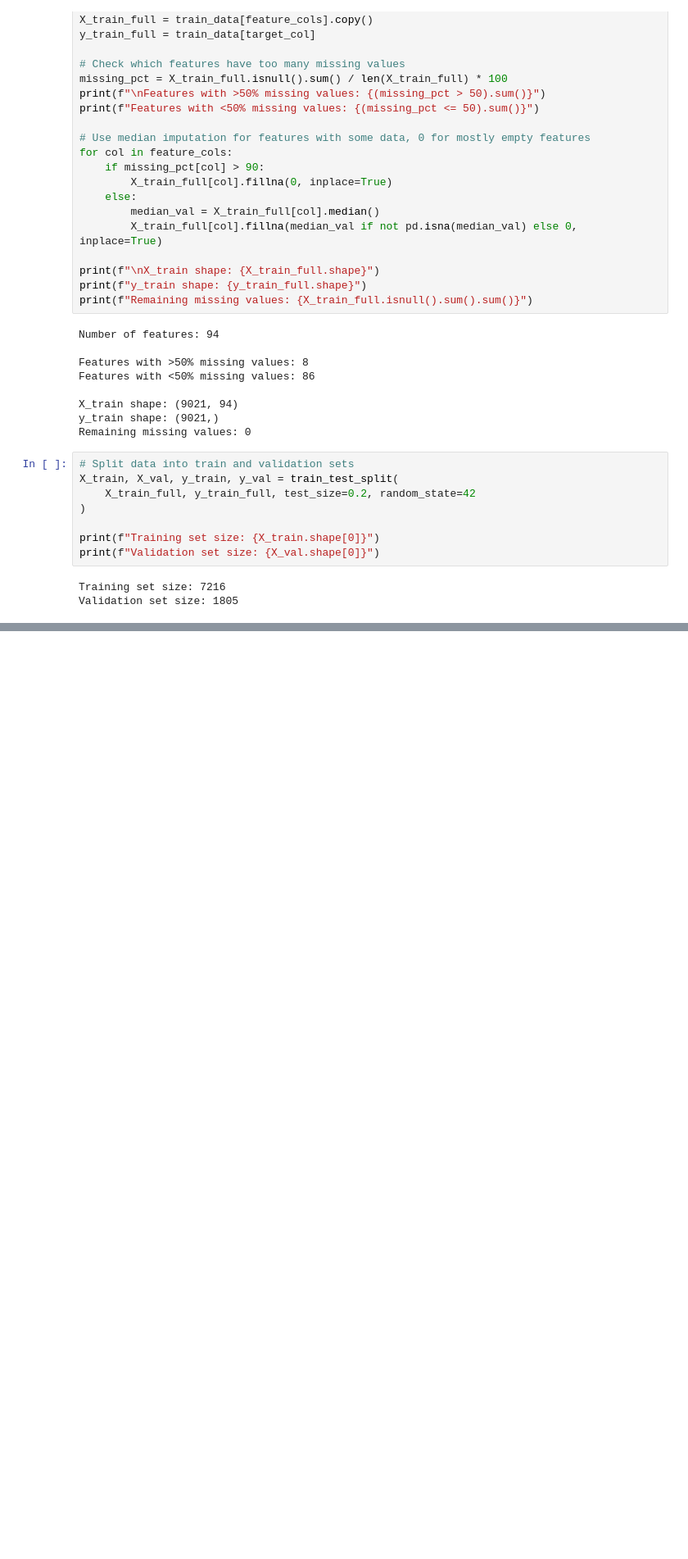
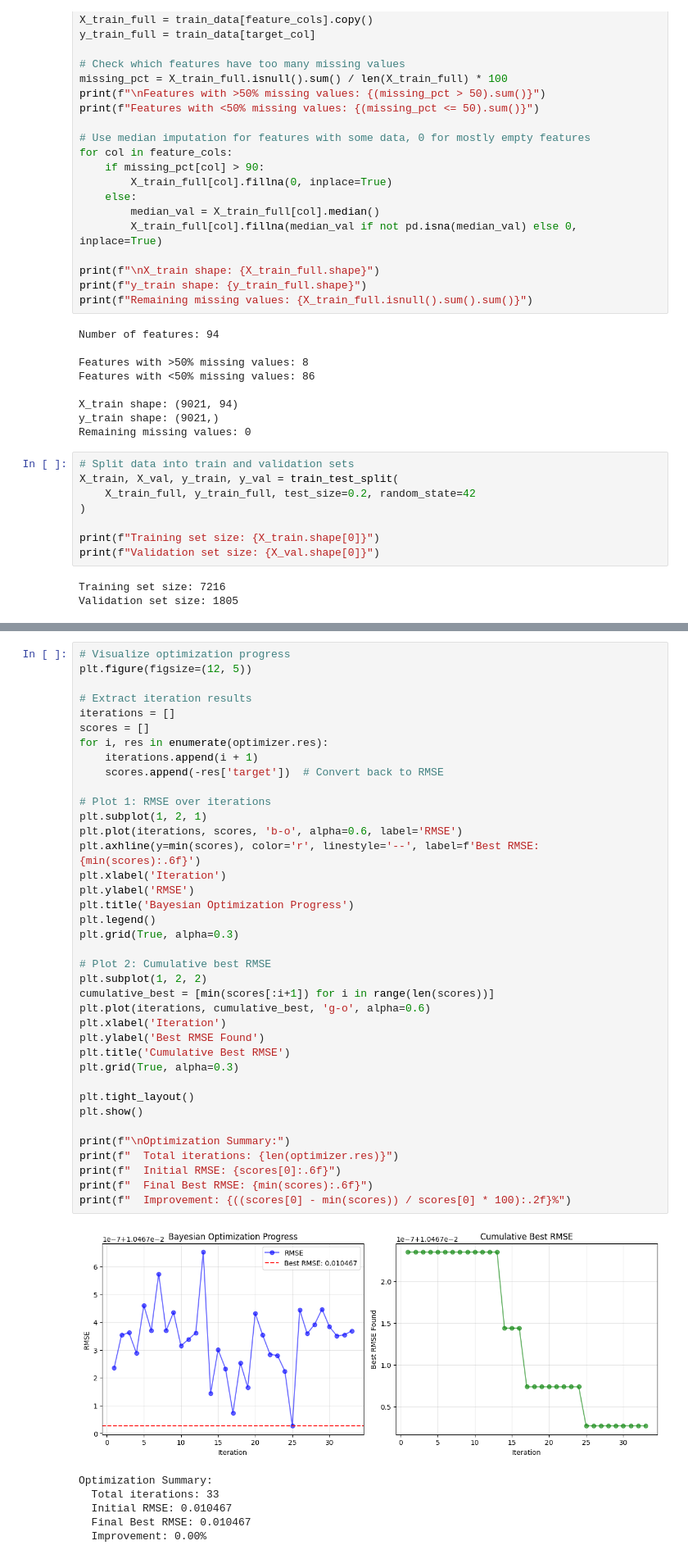
Before and after one commit to RS-Cadrega/Hull-comp, a Jupyter notebook: train.ipynb, the cells around one changed output, grey strips where cells are left out. Shown at 82% size. Saved outputs shown, nothing was run; the diff lists cells and outputs as text; blank space fills up the shorter version.

```diff
--- a/train.ipynb
+++ b/train.ipynb
@@ -115 +255,46 @@ Validation set size: 1805
+# %%
+# Visualize optimization progress
+plt.figure(figsize=(12, 5))
+
+# Extract iteration results
+iterations = []
+scores = []
+for i, res in enumerate(optimizer.res):
+    iterations.append(i + 1)
+    scores.append(-res['target'])  # Convert back to RMSE
+
+# Plot 1: RMSE over iterations
+plt.subplot(1, 2, 1)
+plt.plot(iterations, scores, 'b-o', alpha=0.6, label='RMSE')
+plt.axhline(y=min(scores), color='r', linestyle='--', label=f'Best RMSE: {min(scores):.6f}')
+plt.xlabel('Iteration')
+plt.ylabel('RMSE')
+plt.title('Bayesian Optimization Progress')
+plt.legend()
+plt.grid(True, alpha=0.3)
+
+# Plot 2: Cumulative best RMSE
+plt.subplot(1, 2, 2)
+cumulative_best = [min(scores[:i+1]) for i in range(len(scores))]
+plt.plot(iterations, cumulative_best, 'g-o', alpha=0.6)
+plt.xlabel('Iteration')
+plt.ylabel('Best RMSE Found')
+plt.title('Cumulative Best RMSE')
+plt.grid(True, alpha=0.3)
+
+plt.tight_layout()
+plt.show()
+
+print(f"\nOptimization Summary:")
+print(f"  Total iterations: {len(optimizer.res)}")
+print(f"  Initial RMSE: {scores[0]:.6f}")
+print(f"  Final Best RMSE: {min(scores):.6f}")
+print(f"  Improvement: {((scores[0] - min(scores)) / scores[0] * 100):.2f}%")
+# %% [output]
+[figure, added]
+Optimization Summary:
+  Total iterations: 33
+  Initial RMSE: 0.010467
+  Final Best RMSE: 0.010467
+  Improvement: 0.00%
 # %%
```
Also changed, not shown: parts of 25 cells of this notebook, 6 other files.
